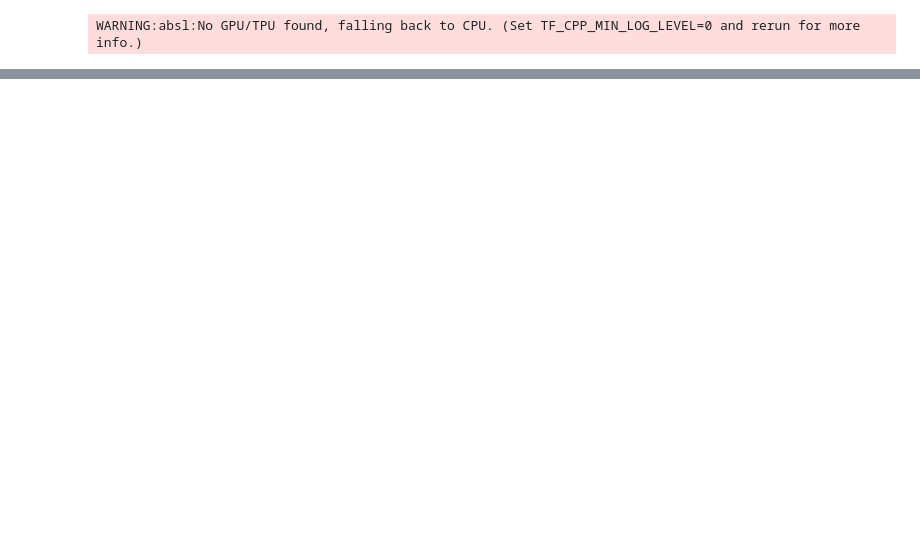
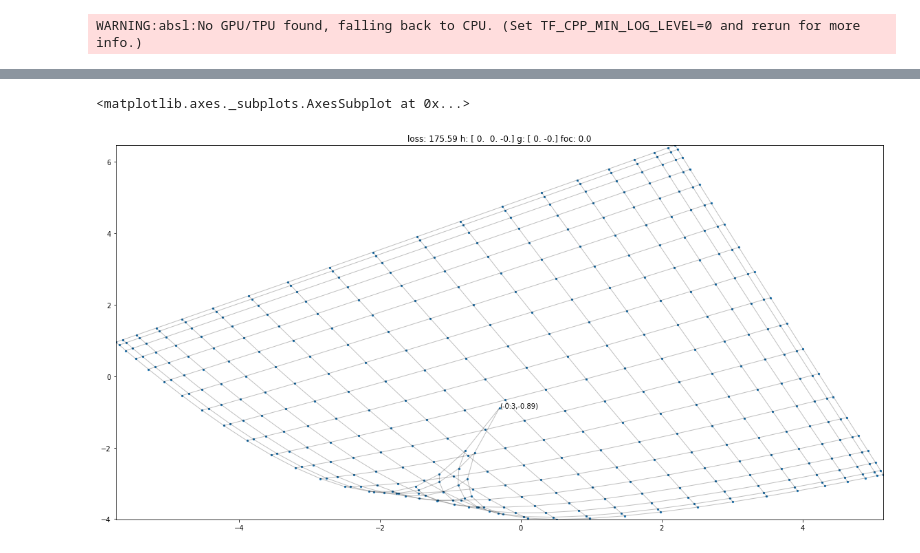
Before and after one commit to choltz95/Eigenvalue-problem-plus-linear-constraints, a Jupyter notebook: rayleigh.ipynb, the cells around one changed output, grey strips where cells are left out. Cells and saved outputs as stored; diff of their text form; code cells hidden in the pictures; blank space fills up the shorter version.

```diff
--- a/rayleigh.ipynb
+++ b/rayleigh.ipynb
@@ -53,7 +53,7 @@ WARNING:absl:No GPU/TPU found, falling back to CPU. (Set TF_CPP_MIN_LOG_LEVEL=0
 # https://www.cise.ufl.edu/research/sparse/matrices/
 graphs = ['qh882','dwt_1005','3elt','commanche_dual','bcsstk31']
 graphdir = './testcases/'
-graphpostfix = '3elt'
+graphpostfix = 'dwt_1005'
 assert graphpostfix in graphs
 grid_testcase = nx.grid_graph(dim=(20, 20))
 grid_testcase_adjacency = nx.adjacency_matrix(grid_testcase).toarray().astype(np.int16)
@@ -417,7 +456,7 @@ if os.path.isfile(graphdir+graphpostfix+'_evals.npy') and \
     w = np.load(graphdir+graphpostfix+'_evals.npy')
     v = np.load(graphdir+graphpostfix+'_evecs.npy')
 else:
-    w,v = sp.sparse.linalg.eigsh(L, k=5, which='SM')
+    w,v = sp.sparse.linalg.eigsh(L, k=min(n,5), which='SM')
     np.save(graphdir+graphpostfix+'_evals.npy',w)
     np.save(graphdir+graphpostfix+'_evecs.npy',v)
 w,v = sp.sparse.linalg.eigsh(L, k=min(n,5), which='SM')
@@ -426,7 +465,7 @@ X_k = v[:,1:3].real
 if DEBUG:
     fixed_indices = np.array([0])
 else:
-    fixed_indices = np.array([1,2,3,4,5,6,7,8,9,10])
+    fixed_indices = np.array([0,1,2,3,4,5,6,7,8,9,10])
 
 
 X_k[fixed_indices] = X_k_r[fixed_indices]
@@ -436,9 +475,9 @@ X_k[fixed_indices] = X_k_r[fixed_indices]
 # %%
 del w
 del v
-del X_k_r
+#del X_k_r
 v = jnp.ones(n)
-A, P, b_x, b_y, n0_x, n0_y, fixed_idx = map_vars(L, X_k, fixed_indices, v.sum()*jnp.array([0,0]))
+X_k, A, P, b_x, b_y, n0_x, n0_y, fixed_idx = map_vars(L, X_k, fixed_indices, v.sum()*jnp.array([0,0]))
 mapped_vars = (A, P, b_x, b_y, n0_x, n0_y, fixed_idx)
 
 if method == "pgd":
@@ -454,8 +493,8 @@ else:
     assert False
 # %%
 result = cluster(rng, (opt_init, opt_update, get_params),
-                 X_k, L, mapped_vars, fixed_indices=fixed_indices,c1=c1, c2=c2, c3=c3, centercons=v.sum()*jnp.array([0,0]),
-                 v=None, D=None, eps=1e-8, maxiters=1000, convergence_criterion=1e-8, method=method)
+                 X_k, X_k_r[fixed_indices], L, mapped_vars, fixed_indices=None, c1=c1, c2=c2, c3=c3, centercons=v.sum()*jnp.array([0,0]),
+                 v=None, D=None, eps=1e-8, maxiters=20, convergence_criterion=1e-3, method=method)
 results = [result]
 X_k_n=result['x']
 # %% [output]
@@ -471,4 +512,7 @@ voxel_id, voxel_bound = voxel_cluster(X_k, np.array([5, 5]))
 # %%
 utils.plot_graph(X_k_n, graph, title='loss: {} h: {} g: {} foc: {}'.format(str(np.round(np.min(result['lossh']),2)),
                                                                             np.round(result['h'],2), np.round(result['g'],2),
-                                                                           str(np.round(result['foc'][np.argmin(result['lossh'])],2))), fixed_indices=fixed_indices, c=voxel_id)
+                                                                           str(np.round(result['foc'][np.argmin(result['lossh'])],2))), fixed_indices=fixed_indices, c=None)
+# %% [output]
+<matplotlib.axes._subplots.AxesSubplot at 0x...>
+[figure, added]
```
Also changed, not shown: parts of 5 cells of this notebook, 9 other files.
